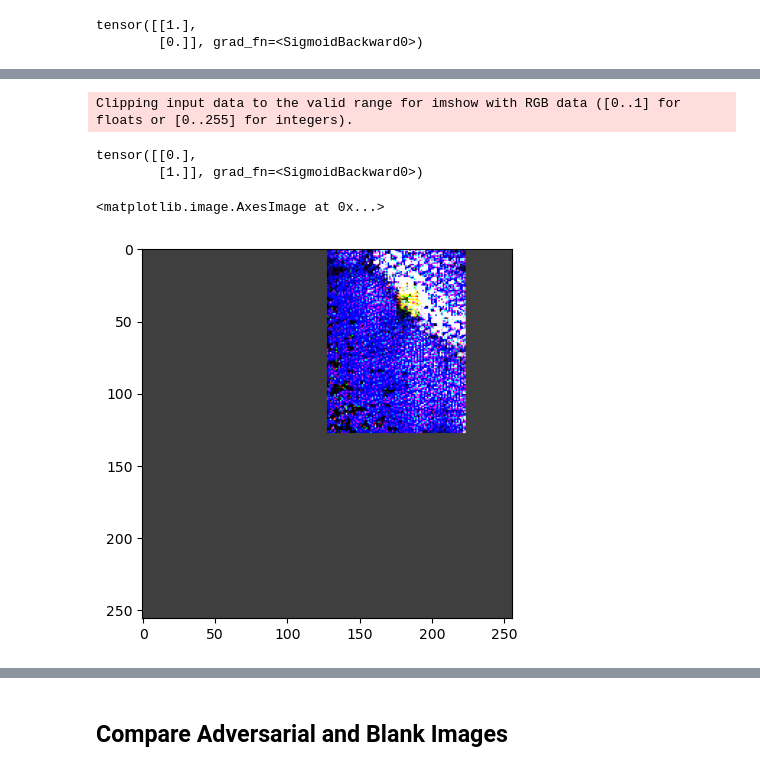
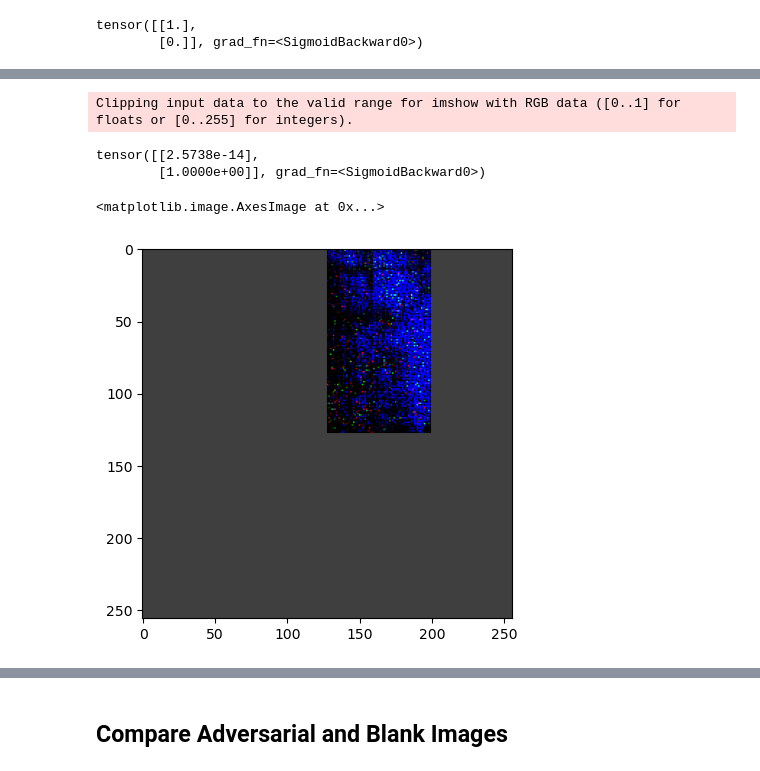
Before and after one commit to naveenr414/Spurious-Concepts, a Jupyter notebook: scripts/Adversarial Examples.ipynb, the cells around one changed output, grey strips where cells are left out. Cells and saved outputs as stored; diff of their text form; code cells hidden in the pictures.

```diff
--- a/scripts/Adversarial Examples.ipynb
+++ b/scripts/Adversarial Examples.ipynb
@@ -277,14 +254,14 @@ Clipping input data to the valid range for imshow with RGB data ([0..1] for floa
 # %%
 ret_image = get_maximal_activation(joint_model,run_joint_model,1,
-                                               lambda image: valid_image_bounding_box(image,[[0,128],[128,224]]),lamb=1)
+                                               lambda image: valid_image_bounding_box(image,[[0,128],[128,200]]),lamb=1)
 print(torch.nn.Sigmoid()(run_joint_model(joint_model,ret_image)[1]))
 plt.imshow(ret_image.detach()[0].numpy().transpose((1,2,0)))
 # %% [output]
 Clipping input data to the valid range for imshow with RGB data ([0..1] for floats or [0..255] for integers).
-tensor([[0.],
-        [1.]], grad_fn=<SigmoidBackward0>)
+tensor([[2.5738e-14],
+        [1.0000e+00]], grad_fn=<SigmoidBackward0>)
 <matplotlib.image.AxesImage at 0x...>
-[figure, old version]
+[figure, new version]
 # %%
 ret_image = ret_image.detach()
 # %%
```
Also changed, not shown: parts of 31 cells of this notebook, 11 other files.
